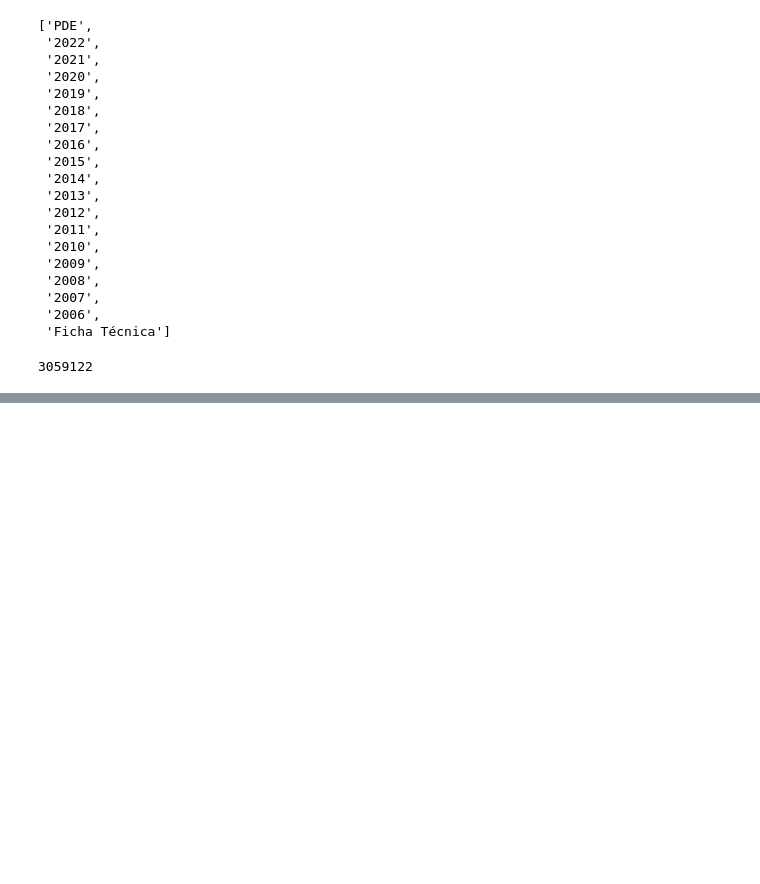
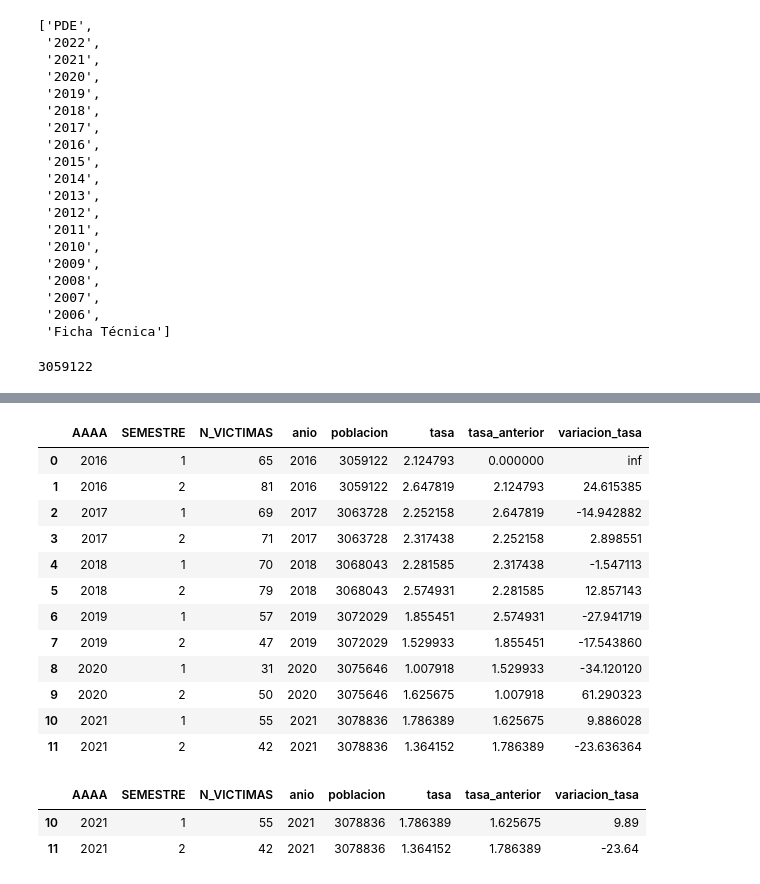
Before and after one commit to tDelbarco/PI_DataAnalytics_Siniestros-Viales, a Jupyter notebook: ETL.ipynb, the cells around one changed output, grey strips where cells are left out. Drawn from its saved outputs; the diff is of its cells as text; code cells hidden in the pictures; blank space fills up the shorter version.

```diff
--- a/ETL.ipynb
+++ b/ETL.ipynb
@@ -62,0 +134,2 @@ pob_BA.to_csv(r"Datasets_adicionales/poblacion_año.csv")
+# %%
+df_kpi = homicidios_hechos.merge(pob_BA,left_on="AAAA",right_on="anio")
@@ -62,0 +152,2 @@ pob_BA.to_csv(r"Datasets_adicionales/poblacion_año.csv")
+# %%
+df_kpi['tasa'] = (df_kpi['N_VICTIMAS'] / df_kpi['poblacion']) * 100000
@@ -62,0 +170,2 @@ pob_BA.to_csv(r"Datasets_adicionales/poblacion_año.csv")
+# %%
+df_kpi['tasa_anterior'] = df_kpi['tasa'].shift(periods=1, fill_value=0)
@@ -62,0 +188,18 @@ pob_BA.to_csv(r"Datasets_adicionales/poblacion_año.csv")
+# %%
+df_kpi['variacion_tasa'] = (df_kpi['tasa'] - df_kpi['tasa_anterior']) / df_kpi['tasa_anterior'] * 100
+# %%
+df_kpi
+# %% [output]
+|  | AAAA | SEMESTRE | N_VICTIMAS | anio | poblacion | tasa | tasa_anterior | variacion_tasa |
+| 0 | 2016 | 1 | 65 | 2016 | 3059122 | 2.124793 | 0.000000 | inf |
+| 1 | 2016 | 2 | 81 | 2016 | 3059122 | 2.647819 | 2.124793 | 24.615385 |
+| 2 | 2017 | 1 | 69 | 2017 | 3063728 | 2.252158 | 2.647819 | -14.942882 |
+| 3 | 2017 | 2 | 71 | 2017 | 3063728 | 2.317438 | 2.252158 | 2.898551 |
+| 4 | 2018 | 1 | 70 | 2018 | 3068043 | 2.281585 | 2.317438 | -1.547113 |
+| 5 | 2018 | 2 | 79 | 2018 | 3068043 | 2.574931 | 2.281585 | 12.857143 |
+| 6 | 2019 | 1 | 57 | 2019 | 3072029 | 1.855451 | 2.574931 | -27.941719 |
+| 7 | 2019 | 2 | 47 | 2019 | 3072029 | 1.529933 | 1.855451 | -17.543860 |
+| 8 | 2020 | 1 | 31 | 2020 | 3075646 | 1.007918 | 1.529933 | -34.120120 |
+| 9 | 2020 | 2 | 50 | 2020 | 3075646 | 1.625675 | 1.007918 | 61.290323 |
+| 10 | 2021 | 1 | 55 | 2021 | 3078836 | 1.786389 | 1.625675 | 9.886028 |
+| 11 | 2021 | 2 | 42 | 2021 | 3078836 | 1.364152 | 1.786389 | -23.636364 |
@@ -62,0 +212,6 @@ pob_BA.to_csv(r"Datasets_adicionales/poblacion_año.csv")
+# %%
+df_kpi
+# %% [output]
+|  | AAAA | SEMESTRE | N_VICTIMAS | anio | poblacion | tasa | tasa_anterior | variacion_tasa |
+| 10 | 2021 | 1 | 55 | 2021 | 3078836 | 1.786389 | 1.625675 | 9.89 |
+| 11 | 2021 | 2 | 42 | 2021 | 3078836 | 1.364152 | 1.786389 | -23.64 |
```
Also changed, not shown: parts of 35 cells of this notebook, 5 other files.
